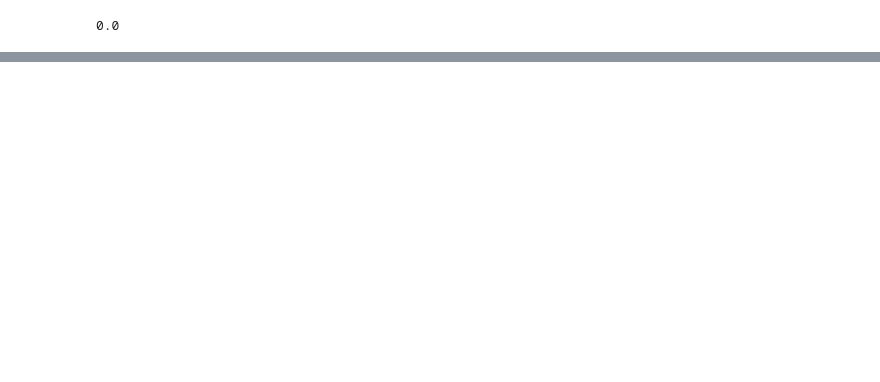
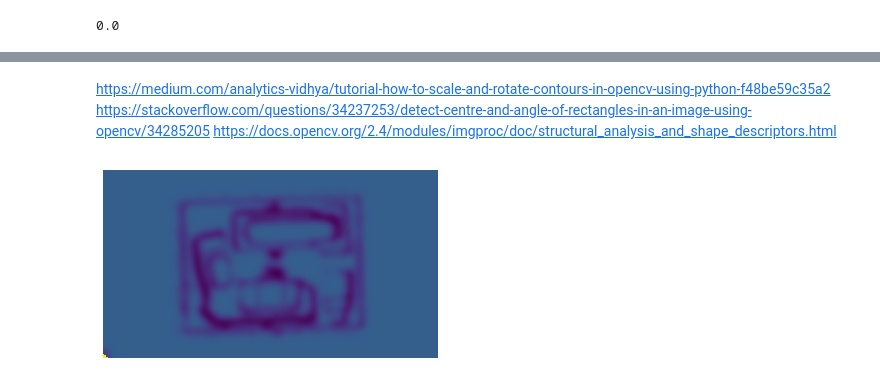
Before and after one commit to wagner1986/python-computer-vision, a Jupyter notebook: Bandeja- Contorno & Momento.ipynb, the cells around one changed output, grey strips where cells are left out. Cells and saved outputs as stored; diff of their text form; code cells hidden in the pictures; blank space fills up the shorter version.

```diff
--- a/Bandeja- Contorno & Momento.ipynb
+++ b/Bandeja- Contorno & Momento.ipynb
@@ -110,0 +110,14 @@ https://medium.com/analytics-vidhya/tutorial-how-to-scale-and-rotate-contours-in
+# %% [markdown]
+https://medium.com/analytics-vidhya/tutorial-how-to-scale-and-rotate-contours-in-opencv-using-python-f48be59c35a2
+    https://stackoverflow.com/questions/34237253/detect-centre-and-angle-of-rectangles-in-an-image-using-opencv/34285205
+        https://docs.opencv.org/2.4/modules/imgproc/doc/structural_analysis_and_shape_descriptors.html
+# %%
+# Thresholding and getting contours from the image
+ret, thresh = cv2.threshold(image, 127, 255, 0)
+_, contours, _  = cv2.findContours(thresh, cv2.RETR_TREE, cv2.CHAIN_APPROX_SIMPLE)
+im_copy = im.copy()
+cv2.drawContours(im_copy, contours, 0, (255, 0, 0), 3)
+plt.imshow(im_copy)
+plt.axis("off");
+# %% [output]
+[figure, added]
```
Also changed, not shown: parts of 9 cells of this notebook, 1 other file.
